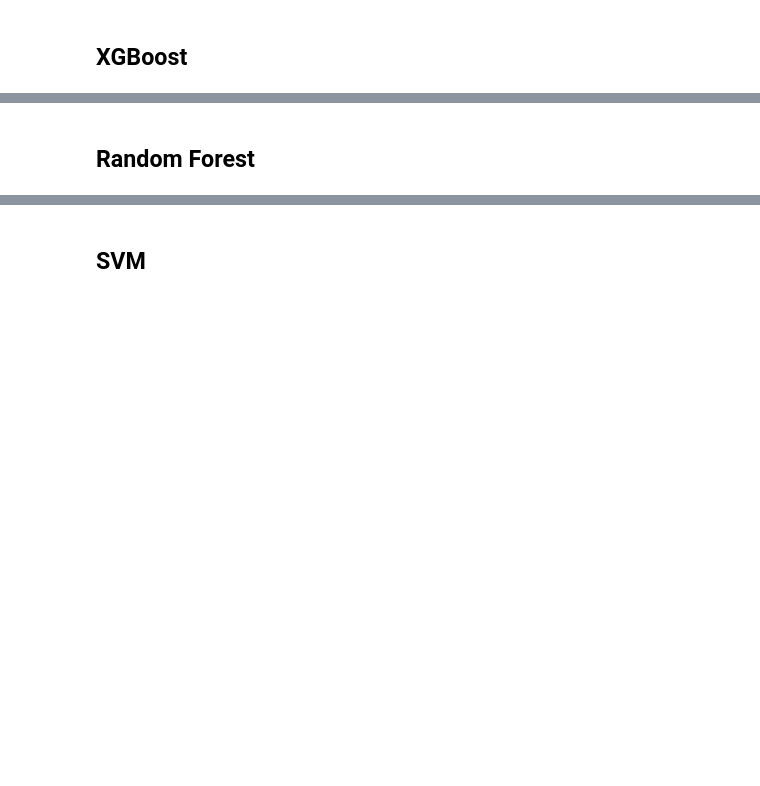
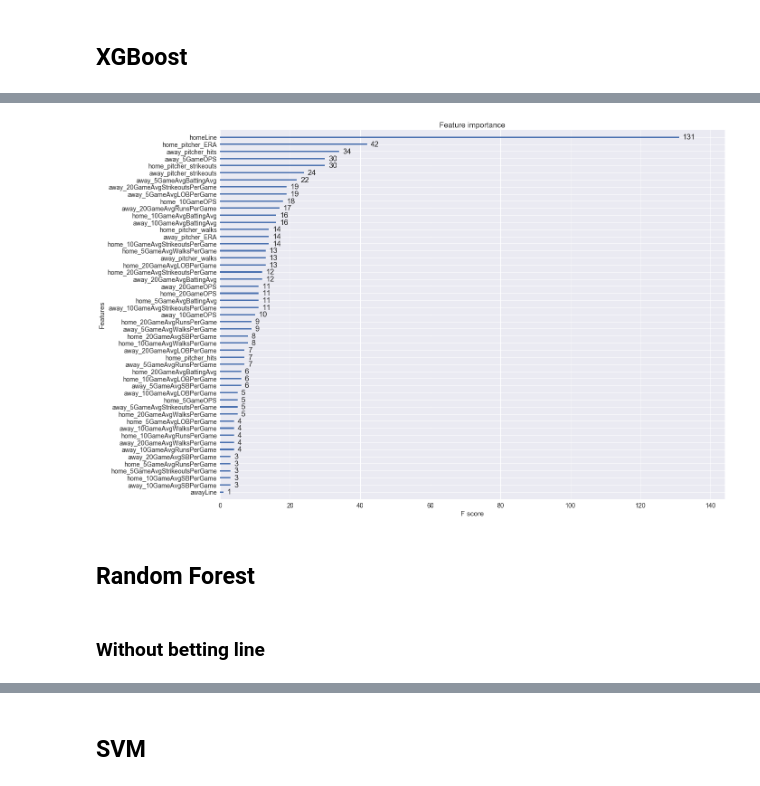
Before and after one commit to Aditya-Kharosekar/Data-Science-Project, a Jupyter notebook: Model Accuracy Tests.ipynb, the cells around one changed output, grey strips where cells are left out. Saved outputs shown, nothing was run; the diff lists cells and outputs as text; code cells hidden in the pictures; blank space fills up the shorter version.

```diff
--- a/Model Accuracy Tests.ipynb
+++ b/Model Accuracy Tests.ipynb
@@ -87,5 +192,13 @@ Average accuracy:  0.546726688054
+# %%
+fig, ax = plt.subplots(1,1,figsize=(20,15))
+plot_importance(features[8], ax=ax)
+plt.show()
+# %% [output]
+[figure, added]
 # %% [markdown]
 ## Random Forest
+# %% [markdown]
+### Without betting line
 # %%
 rf_params = {
     'max_depth' : 100,
```
Also changed, not shown: parts of 23 cells of this notebook.
